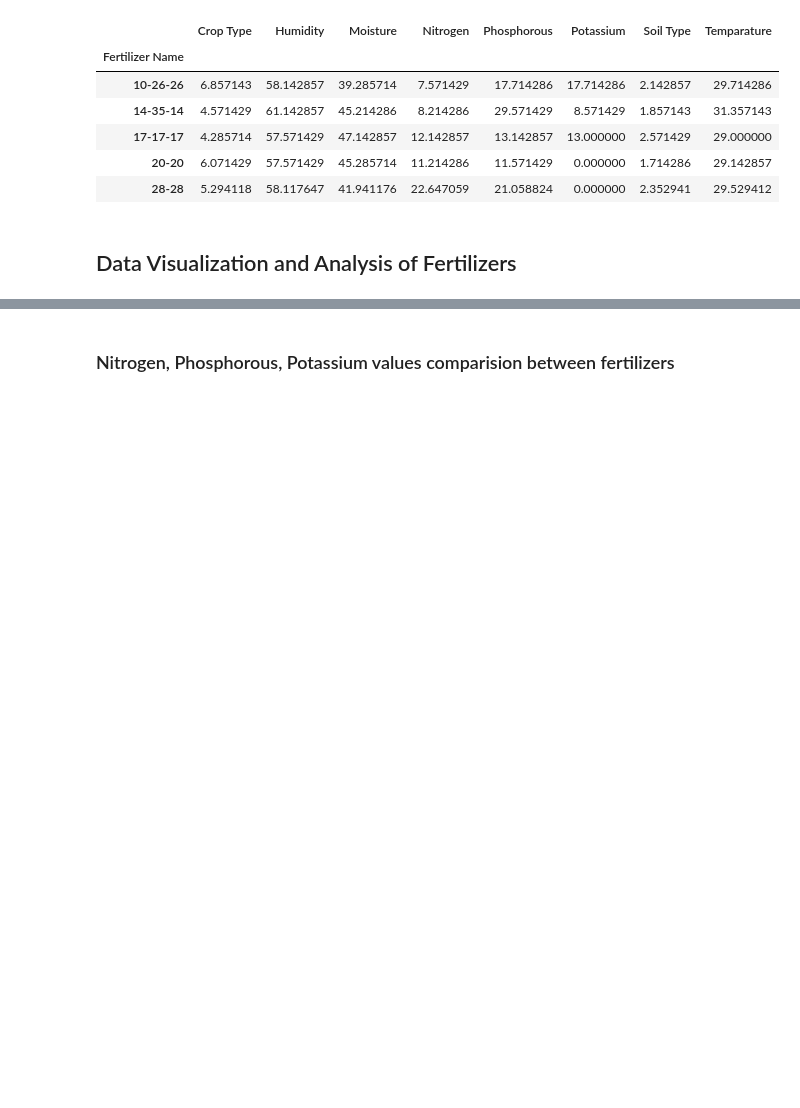
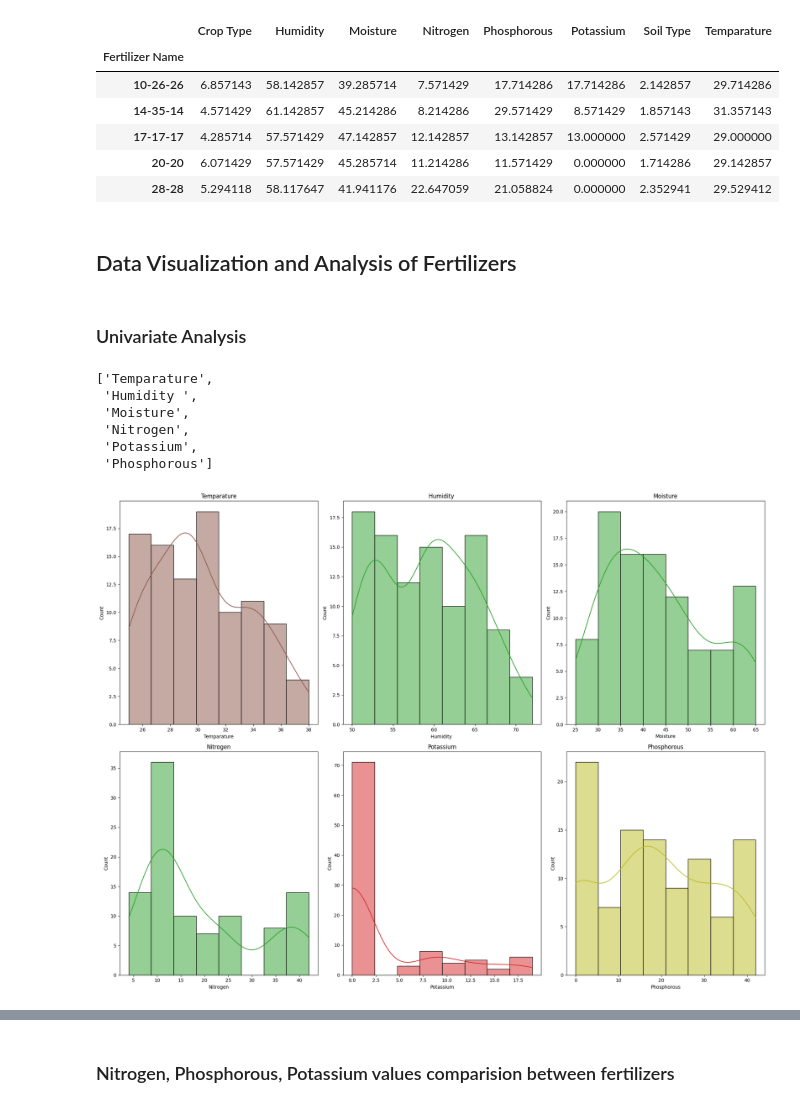
Before and after one commit to Jay0073/Crop-and-Fertilizer-Recommendation-System, a Jupyter notebook: fertilizerData-analysis.ipynb, the cells around one changed output, grey strips where cells are left out. Drawn from its saved outputs; the diff is of its cells as text; code cells hidden in the pictures; blank space fills up the shorter version.

```diff
--- a/fertilizerData-analysis.ipynb
+++ b/fertilizerData-analysis.ipynb
@@ -147,3 +151,25 @@ fertilizer_summary.head()
 | 28-28 | 5.294118 | 58.117647 | 41.941176 | 22.647059 | 21.058824 | 0.000000 | 2.352941 | 29.529412 |
 # %% [markdown]
 ## Data Visualization and Analysis of Fertilizers
+# %% [markdown]
+### Univariate Analysis
+# %%
+features = fertilizer.select_dtypes(include=[np.number]).columns.to_list()
+features
+# %% [output]
+['Temparature',
+ 'Humidity ',
+ 'Moisture',
+ 'Nitrogen',
+ 'Potassium',
+ 'Phosphorous']
+# %%
+# visualize the distribution of the features
+fig, axes = plt.subplots(2, 3, figsize=(20, 15))
+for i, subplot in zip(features, axes.flatten()):
+    sns.histplot(fertilizer[i], ax=subplot, color=random.choice(colors), kde=True)
+    subplot.set_title(i)
+plt.tight_layout()
+plt.show()
+# %% [output]
+[figure, added]
```
Also changed, not shown: parts of 3 cells of this notebook, 6 other files.
